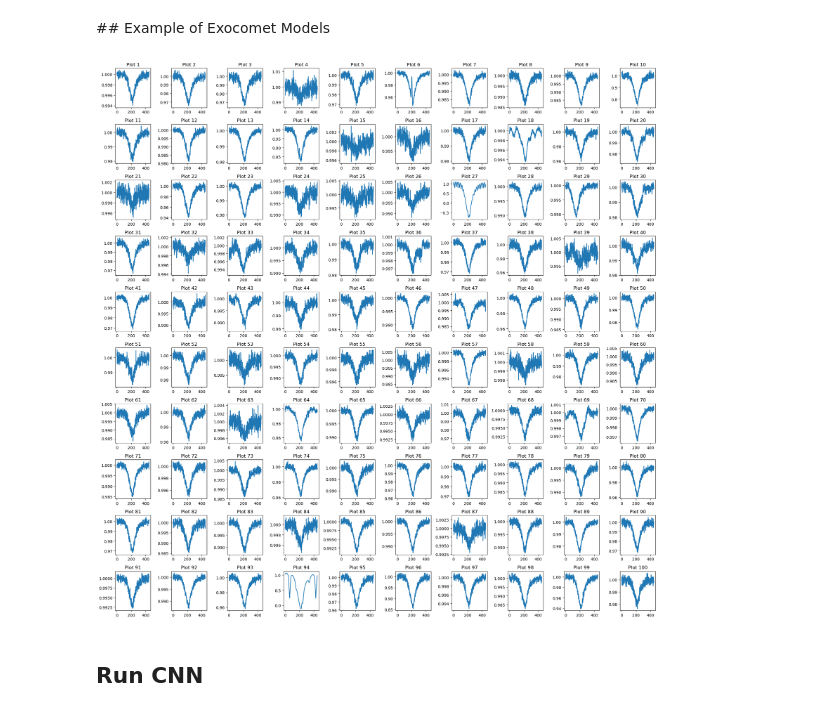
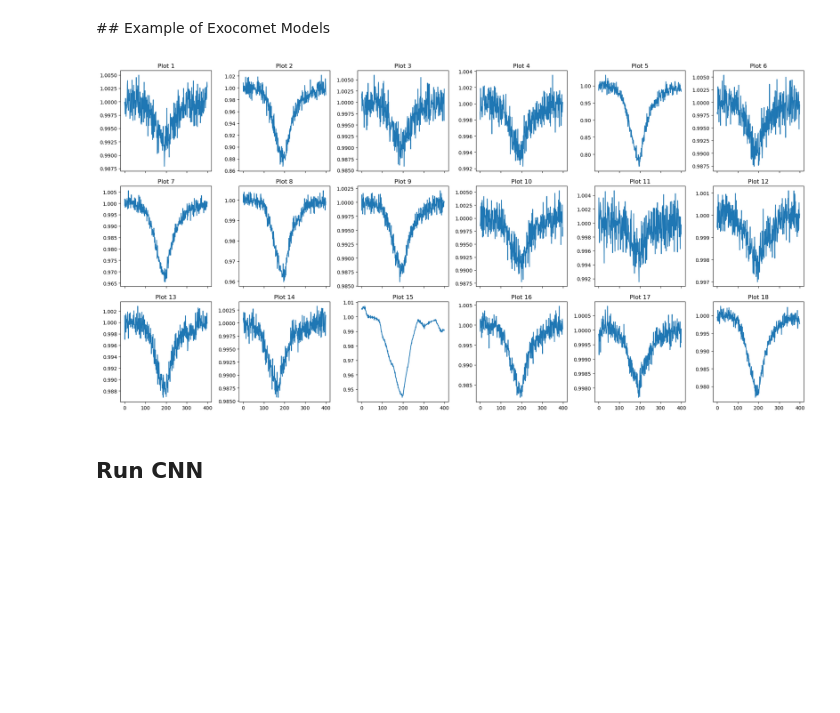
Before and after one commit to azibn/nets2, a Jupyter notebook: notebooks/create-comets.ipynb, the cells around one changed output. Cells and saved outputs as stored; diff of their text form; code cells hidden in the pictures; blank space fills up the shorter version.

```diff
--- a/notebooks/create-comets.ipynb
+++ b/notebooks/create-comets.ipynb
@@ -34,11 +35,11 @@ files[0:2]
 ['../data/s0028/target/0000/0003/9452/1607/hlsp_tess-spoc_tess_phot_0000000394521607-s0028_tess_v1_lc.fits',
  '../data/s0028/target/0000/0003/9452/1654/hlsp_tess-spoc_tess_phot_0000000394521654-s0028_tess_v1_lc.fits']
 # %%
-os.makedirs('../models2/', exist_ok=True)
+os.makedirs('../models/', exist_ok=True)
 fails = []
 times = []
 ticid = []
-for i in tqdm(files[0:50000]):
+for i in tqdm(files[0:20000]):
     try:
         lc, info = import_lightcurve(i)
         tic = info['TICID']
@@ -94,7 +95,7 @@ for i in tqdm(files[0:50000]):
         times.append(t0)
         ticid.append(tic)
 
-        np.save(f"../models2/{info['TICID']}_sector28.npy", np.array([time, flux, fluxerror]))
+        np.save(f"../models/{info['TICID']}_sector28.npy", np.array([time, flux, fluxerror]))
         #np.save(f"../models/{info['TICID']}_sector28-time.npy", np.array([t0]))
     except TypeError as e:
         fails.append(i)
@@ -244,35 +256,62 @@ ax2.set_xlabel('Cadences');
 # %%
 dsmodels = ds.train_data[ind_pc]
 # %%
-num_sets = dsmodels.shape[0] // 100
+# num_sets = dsmodels.shape[0] // 100
 
-for set_index in range(num_sets):
-    start_index = set_index * 100
-    end_index = min((set_index + 1) * 100, dsmodels.shape[0])  # Ensure not to exceed the length of the data
+# for set_index in range(num_sets):
+#     start_index = set_index * 100
+#     end_index = min((set_index + 1) * 100, dsmodels.shape[0])  # Ensure not to exceed the length of the data
 
-    # Create a new 10x10 grid of subplots for each set
-    fig, axs = plt.subplots(10, 10, figsize=(20, 20))
+#     # Create a new 10x10 grid of subplots for each set
+#     fig, axs = plt.subplots(10, 10, figsize=(20, 20))
 
-    # Flatten the axes array for easier iteration
-    axs = axs.flatten()
+#     # Flatten the axes array for easier iteration
+#     axs = axs.flatten()
 
-    # Iterate over the elements in the current set and plot each in the grid
-    for i in range(start_index, end_index):
-        plot_index = i % 100  # Calculate the index within the current grid
-        axs[plot_index].plot(dsmodels[i, :, 0])  # Assuming you want to plot the first dimension of your array
-        axs[plot_index].set_title(f"Plot {i+1}")  # Title for each subplot
+#     # Iterate over the elements in the current set and plot each in the grid
+#     for i in range(start_index, end_index):
+#         plot_index = i % 100  # Calculate the index within the current grid
+#         axs[plot_index].plot(dsmodels[i, :, 0])  # Assuming you want to plot the first dimension of your array
+#         axs[plot_index].set_title(f"Plot {i+1}")  # Title for each subplot
 
-    # Hide any remaining empty subplots
-    for j in range(end_index - start_index, len(axs)):
-        axs[j].axis('off')
+#     # Hide any remaining empty subplots
+#     for j in range(end_index - start_index, len(axs)):
+#         axs[j].axis('off')
 
 
-    plt.tight_layout()  # Adjust layout
-    plt.savefig('example-models.png',dpi=200,bbox_inches='tight')
-    plt.show()  # Show the grid of plots
-    break
+#     plt.tight_layout()  # Adjust layout
+#     plt.savefig('example-models.png',dpi=200,bbox_inches='tight')
+#     plt.show()  # Show the grid of plots
+#     break
-# %% [output]
-[figure, removed]
+# %%
+num_sets = dsmodels.shape[0] // 18  # Since you want a 3x6 grid
+
+for set_index in range(num_sets):
+    start_index = set_index * 18
+    end_index = min((set_index + 1) * 18, dsmodels.shape[0])  # Ensure not to exceed the length of the data
+
+    # Create a new 3x6 grid of subplots for each set
+    fig, axs = plt.subplots(3, 6, figsize=(20, 10), sharex=True)
+
+    # Flatten the axes array for easier iteration
+    axs = axs.flatten()
+
+    # Iterate over the elements in the current set and plot each in the grid
+    for i in range(start_index, end_index):
+        plot_index = i % 18  # Calculate the index within the current grid
+        axs[plot_index].plot(dsmodels[i, :, 0])  # Assuming you want to plot the first dimension of your array
+        axs[plot_index].set_title(f"Plot {i+1}")  # Title for each subplot
+
+    # Hide any remaining empty subplots
+    for j in range(end_index - start_index, len(axs)):
+        axs[j].axis('off')
+
+    plt.tight_layout()  # Adjust layout
+    plt.savefig('example-models.png', dpi=200, bbox_inches='tight')
+    plt.show()  # Show the grid of plots
+    break
+# %% [output]
+[figure, added]
 # %% [markdown]
 ## Run CNN
 # %%
```
Also changed, not shown: parts of 21 cells of this notebook, 15 other files.
